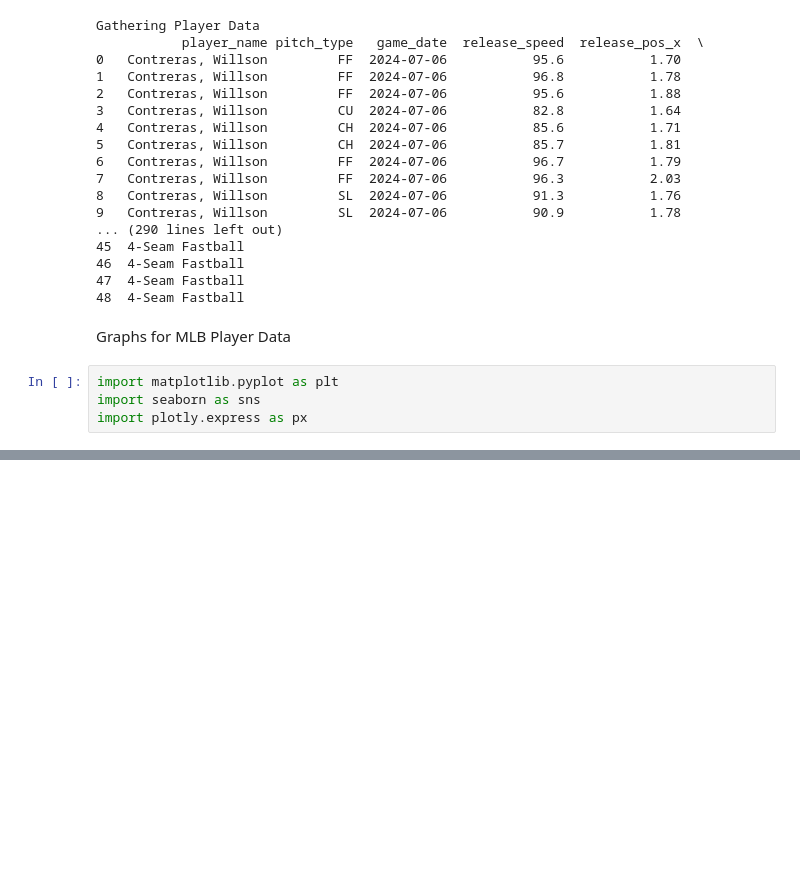
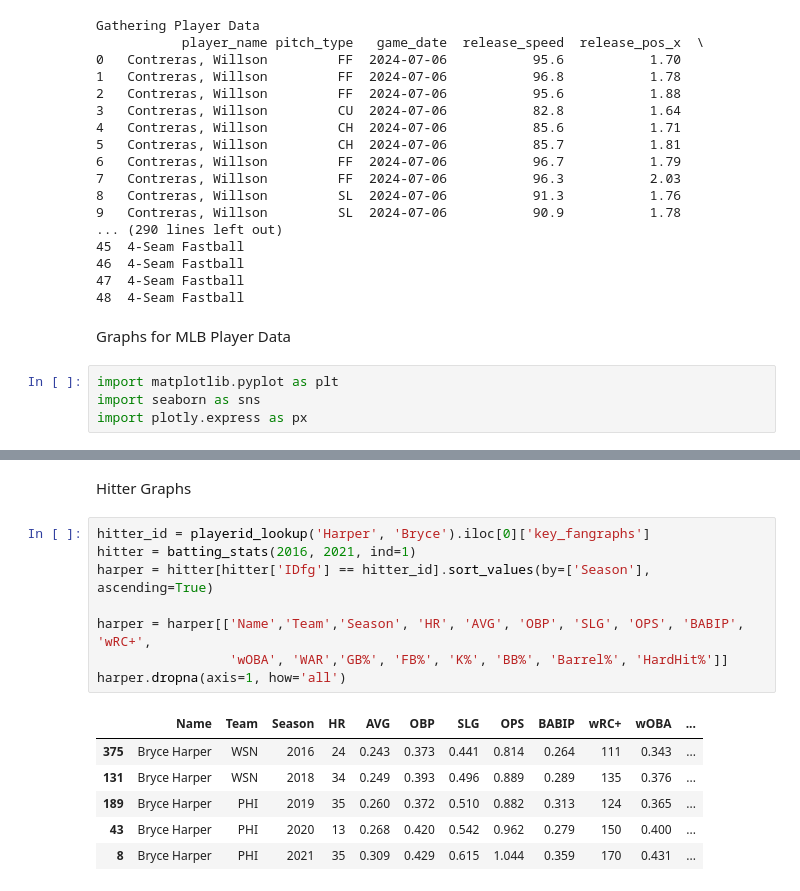
Before and after one commit to esteban1324/MLB_Project, a Jupyter notebook: testing.ipynb, the cells around one changed output, grey strips where cells are left out. Drawn from its saved outputs; the diff is of its cells as text; blank space fills up the shorter version.

Commit message:
mostly done with testing stats.

```diff
--- a/testing.ipynb
+++ b/testing.ipynb
@@ -165,0 +172,17 @@ fig.show()
+# %% [markdown]
+Hitter Graphs
+# %%
+hitter_id = playerid_lookup('Harper', 'Bryce').iloc[0]['key_fangraphs']
+hitter = batting_stats(2016, 2021, ind=1)
+harper = hitter[hitter['IDfg'] == hitter_id].sort_values(by=['Season'], ascending=True)
+
+harper = harper[['Name','Team','Season', 'HR', 'AVG', 'OBP', 'SLG', 'OPS', 'BABIP', 'wRC+',
+                 'wOBA', 'WAR','GB%', 'FB%', 'K%', 'BB%', 'Barrel%', 'HardHit%']]
+harper.dropna(axis=1, how='all')
+# %% [output]
+|  | Name | Team | Season | HR | AVG | OBP | SLG | OPS | BABIP | wRC+ | wOBA | ... |
+| 375 | Bryce Harper | WSN | 2016 | 24 | 0.243 | 0.373 | 0.441 | 0.814 | 0.264 | 111 | 0.343 | ... |
+| 131 | Bryce Harper | WSN | 2018 | 34 | 0.249 | 0.393 | 0.496 | 0.889 | 0.289 | 135 | 0.376 | ... |
+| 189 | Bryce Harper | PHI | 2019 | 35 | 0.260 | 0.372 | 0.510 | 0.882 | 0.313 | 124 | 0.365 | ... |
+| 43 | Bryce Harper | PHI | 2020 | 13 | 0.268 | 0.420 | 0.542 | 0.962 | 0.279 | 150 | 0.400 | ... |
+| 8 | Bryce Harper | PHI | 2021 | 35 | 0.309 | 0.429 | 0.615 | 1.044 | 0.359 | 170 | 0.431 | ... |
```
Also changed, not shown: parts of 8 cells of this notebook, 1 other file.
